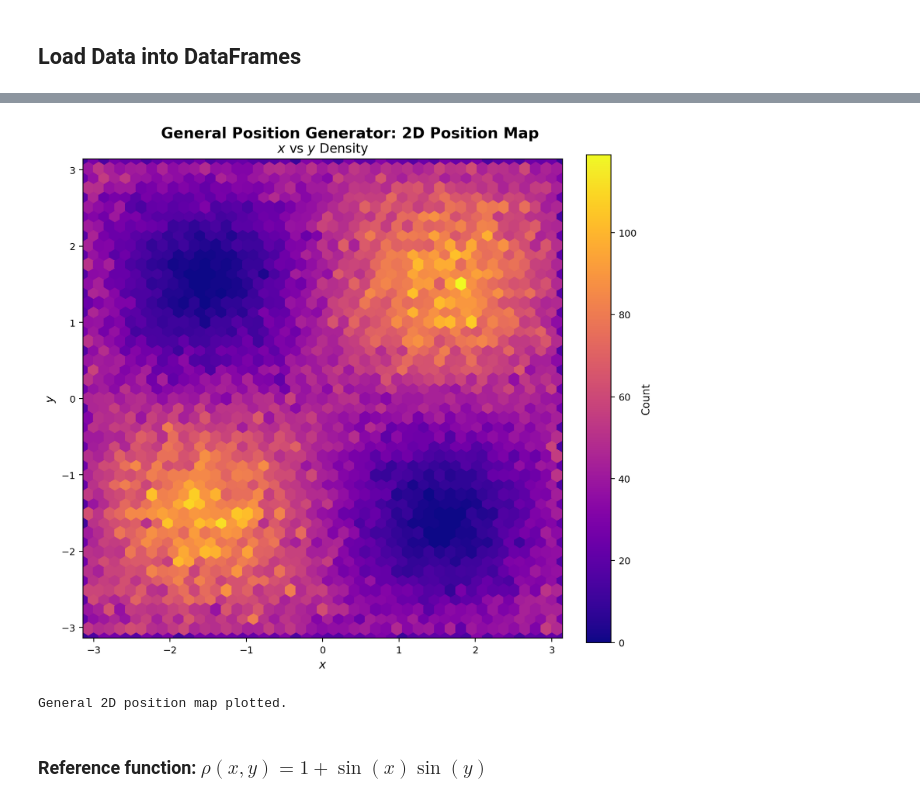
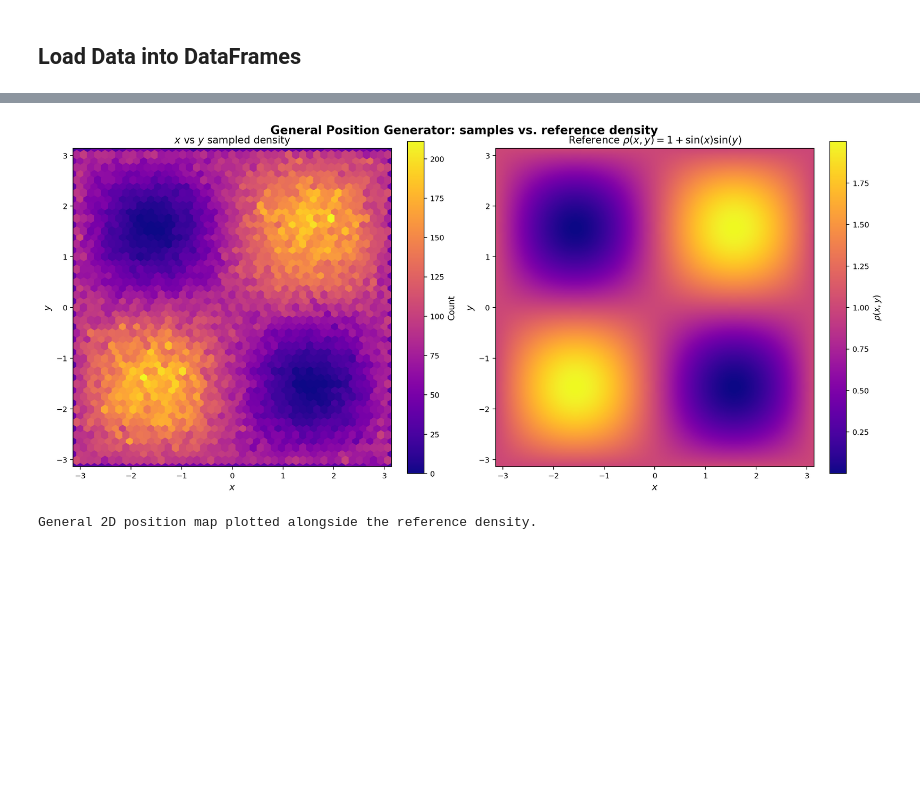
Before and after one commit to KehengZhu/bi-kappa-distribution-sampling, a Jupyter notebook: python/visualize_samples.ipynb, the cells around one changed output, grey strips where cells are left out. Cells and saved outputs as stored; diff of their text form; code cells hidden in the pictures; blank space fills up the shorter version.

```diff
--- a/python/visualize_samples.ipynb
+++ b/python/visualize_samples.ipynb
@@ -84,8 +99,0 @@ Derived velocity quantities computed.
-# %%
-# Compute radial coordinate for 2D position data
-df_general_position['radius'] = np.sqrt(
-    df_general_position['x']**2 + df_general_position['y']**2
-)
-
-print("Derived 2D position quantities computed.")
-print(f"\nPosition data with radius:\n  Columns: {list(df_general_position.columns)}\n  First 3 rows:\n{df_general_position.head(3)}")
@@ -217,31 +460,34 @@ General 2D position histograms plotted.
 # %%
-# General position generator: 2D position map (hexbin only)
-fig, ax = plt.subplots(1, 1, figsize=(8, 7), dpi=200)
-fig.suptitle('General Position Generator: 2D Position Map', fontsize=14, fontweight='bold', y=1.02)
 
-hb = ax.hexbin(
-    df_general_position['x'],
-    df_general_position['y'],
-    gridsize=45,
-    cmap='plasma',
-    mincnt=0
-)
-from numpy import pi
-ax.set_xlim(-pi,pi)
-ax.set_ylim(-pi,pi)
-ax.set_xlabel('$x$')
-ax.set_ylabel('$y$')
-ax.set_title('$x$ vs $y$ Density')
-ax.set_aspect('equal')
+# General position generator: sampled density next to the reference function.
+fig, axes = plt.subplots(1, 2, figsize=(14, 6), dpi=200)
+fig.suptitle('General Position Generator: samples vs. reference density',
+             fontsize=14, fontweight='bold', y=1.02)
 
-cb0 = plt.colorbar(hb, ax=ax)
-cb0.set_label('Count', fontsize=10)
+hb = axes[0].hexbin(df_general_position['x'], df_general_position['y'],
+                    gridsize=45, cmap='plasma', mincnt=0)
+axes[0].set_xlim(-np.pi, np.pi)
+axes[0].set_ylim(-np.pi, np.pi)
+axes[0].set_xlabel('$x$')
+axes[0].set_ylabel('$y$')
+axes[0].set_title('$x$ vs $y$ sampled density')
+axes[0].set_aspect('equal')
+plt.colorbar(hb, ax=axes[0]).set_label('Count', fontsize=10)
+
+n = 400
+grid = np.linspace(-np.pi, np.pi, n)
+X, Y = np.meshgrid(grid, grid)
+Z = 1 + np.sin(X) * np.sin(Y)
+im = axes[1].imshow(Z, extent=(-np.pi, np.pi, -np.pi, np.pi), origin='lower',
+                    aspect='equal', cmap='plasma')
+axes[1].set_xlabel('$x$')
+axes[1].set_ylabel('$y$')
+axes[1].set_title(r'Reference $\rho(x,y)=1+\sin(x)\sin(y)$')
+plt.colorbar(im, ax=axes[1]).set_label(r'$\rho(x,y)$', fontsize=10)
 
 plt.show()
 
-print("General 2D position map plotted.")
+print("General 2D position map plotted alongside the reference density.")
 # %% [output]
-[figure, old version]
+[figure, new version]
-General 2D position map plotted.
+General 2D position map plotted alongside the reference density.
-# %% [markdown]
-### Reference function: $\rho(x,y)=1+\sin(x)\sin(y)$
```
Also changed, not shown: parts of 26 cells of this notebook, 5 other files.
